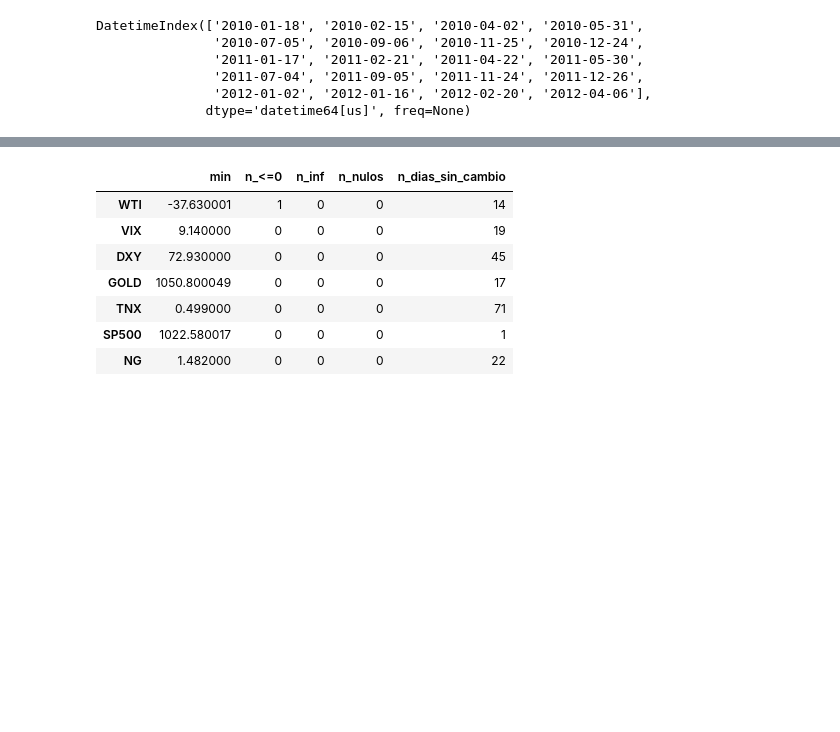
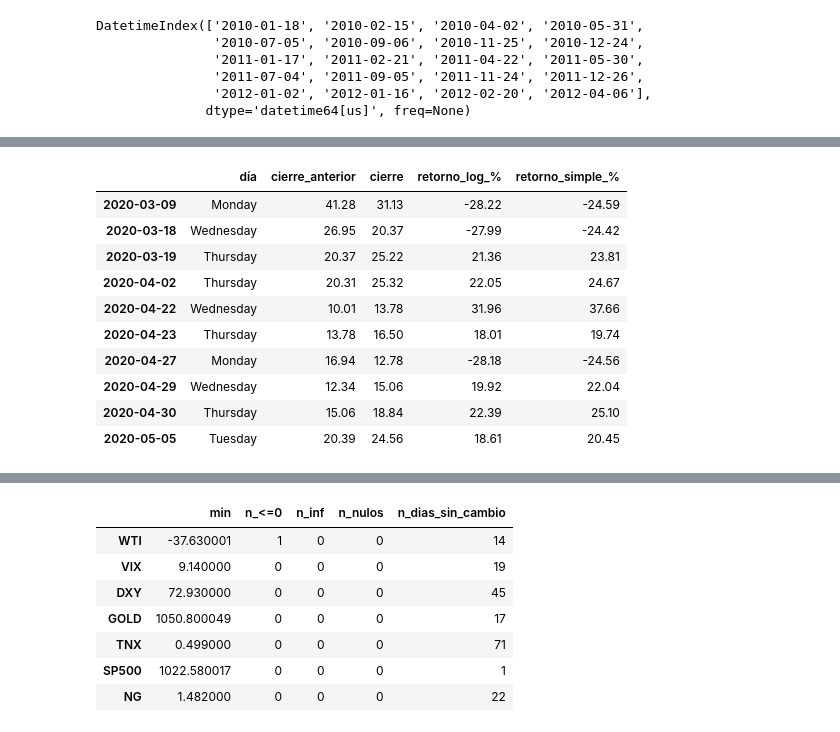
Before and after one commit to darlamai/proyecto_final_ml_wti, a Jupyter notebook: notebooks/01.eda_raw.ipynb, the cells around one changed output, grey strips where cells are left out. Cells and saved outputs as stored; diff of their text form; code cells hidden in the pictures; blank space fills up the shorter version.

Commit message:
feat: Se realiza el EDA de la data en crudo y su respectiva transformación con retornos logarítmicos.

```diff
--- a/notebooks/01.eda_raw.ipynb
+++ b/notebooks/01.eda_raw.ipynb
@@ -153,0 +248,16 @@ datetime64[us] True 0
+# %%
+top10, excluidos = eda.top_movimientos_diarios(base)
+
+display(top10)
+# %% [output]
+|  | día | cierre_anterior | cierre | retorno_log_% | retorno_simple_% |
+| 2020-03-09 | Monday | 41.28 | 31.13 | -28.22 | -24.59 |
+| 2020-03-18 | Wednesday | 26.95 | 20.37 | -27.99 | -24.42 |
+| 2020-03-19 | Thursday | 20.37 | 25.22 | 21.36 | 23.81 |
+| 2020-04-02 | Thursday | 20.31 | 25.32 | 22.05 | 24.67 |
+| 2020-04-22 | Wednesday | 10.01 | 13.78 | 31.96 | 37.66 |
+| 2020-04-23 | Thursday | 13.78 | 16.50 | 18.01 | 19.74 |
+| 2020-04-27 | Monday | 16.94 | 12.78 | -28.18 | -24.56 |
+| 2020-04-29 | Wednesday | 12.34 | 15.06 | 19.92 | 22.04 |
+| 2020-04-30 | Thursday | 15.06 | 18.84 | 22.39 | 25.10 |
+| 2020-05-05 | Tuesday | 20.39 | 24.56 | 18.61 | 20.45 |
```
Also changed, not shown: parts of 48 cells of this notebook, 1 other file.
